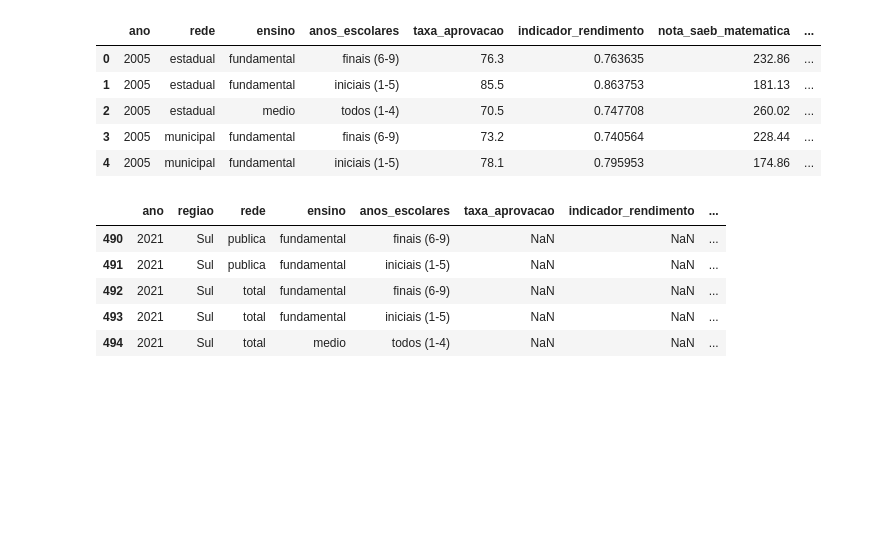
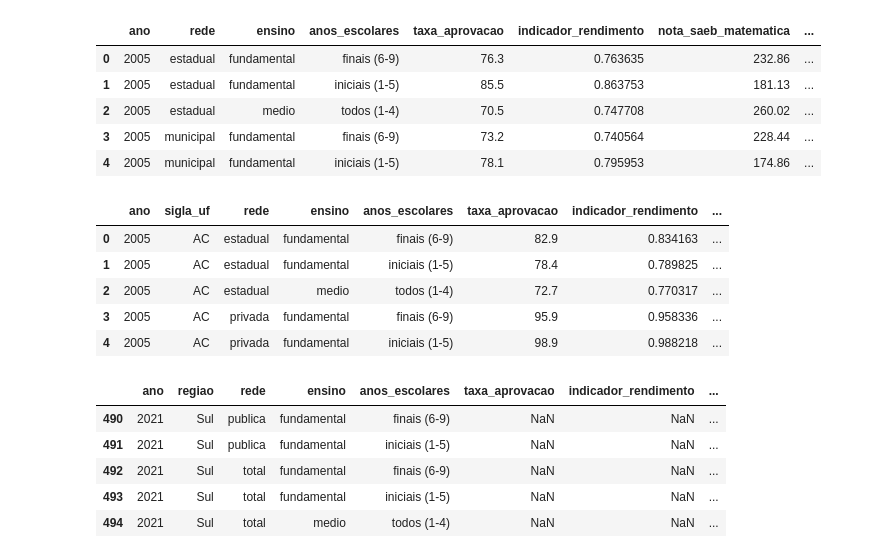
Before and after one commit to gustavolenin/-ndice-de-Desenvolvimento-da-Educa-o-B-sica-Ideb-, a Jupyter notebook: Índice_de_Desenvolvimento_da_Educação_Básica_(Ideb).ipynb, the cells around one changed output. Drawn from its saved outputs; the diff is of its cells as text; code cells hidden in the pictures; blank space fills up the shorter version.

```diff
--- a/Índice_de_Desenvolvimento_da_Educação_Básica_(Ideb).ipynb
+++ b/Índice_de_Desenvolvimento_da_Educação_Básica_(Ideb).ipynb
@@ -51,6 +51,17 @@ df_brasil.head()
 | 2 | 2005 | estadual | medio | todos (1-4) | 70.5 | 0.747708 | 260.02 | ... |
 | 3 | 2005 | municipal | fundamental | finais (6-9) | 73.2 | 0.740564 | 228.44 | ... |
 | 4 | 2005 | municipal | fundamental | iniciais (1-5) | 78.1 | 0.795953 | 174.86 | ... |
+# %%
+df_uf = bd.read_table(dataset_id='br_inep_ideb',table_id='uf',billing_project_id='projeto-365519')
+# %%
+df_uf.head()
+# %% [output]
+|  | ano | sigla_uf | rede | ensino | anos_escolares | taxa_aprovacao | indicador_rendimento | ... |
+| 0 | 2005 | AC | estadual | fundamental | finais (6-9) | 82.9 | 0.834163 | ... |
+| 1 | 2005 | AC | estadual | fundamental | iniciais (1-5) | 78.4 | 0.789825 | ... |
+| 2 | 2005 | AC | estadual | medio | todos (1-4) | 72.7 | 0.770317 | ... |
+| 3 | 2005 | AC | privada | fundamental | finais (6-9) | 95.9 | 0.958336 | ... |
+| 4 | 2005 | AC | privada | fundamental | iniciais (1-5) | 98.9 | 0.988218 | ... |
 # %%
 # Verificando os DataFrames resultantes
 df_regiao.tail()
```
Also changed, not shown: parts of 10 cells of this notebook.
